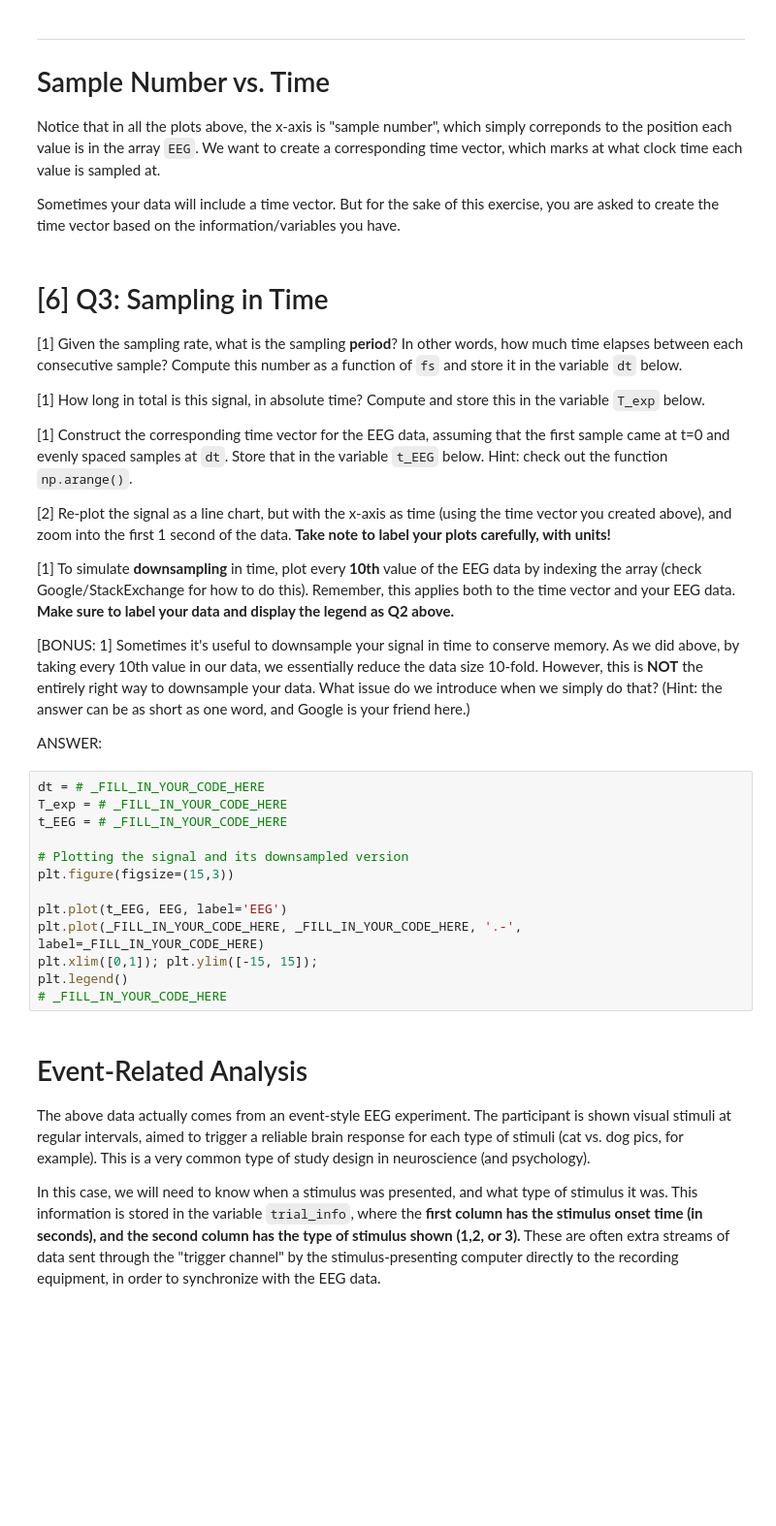
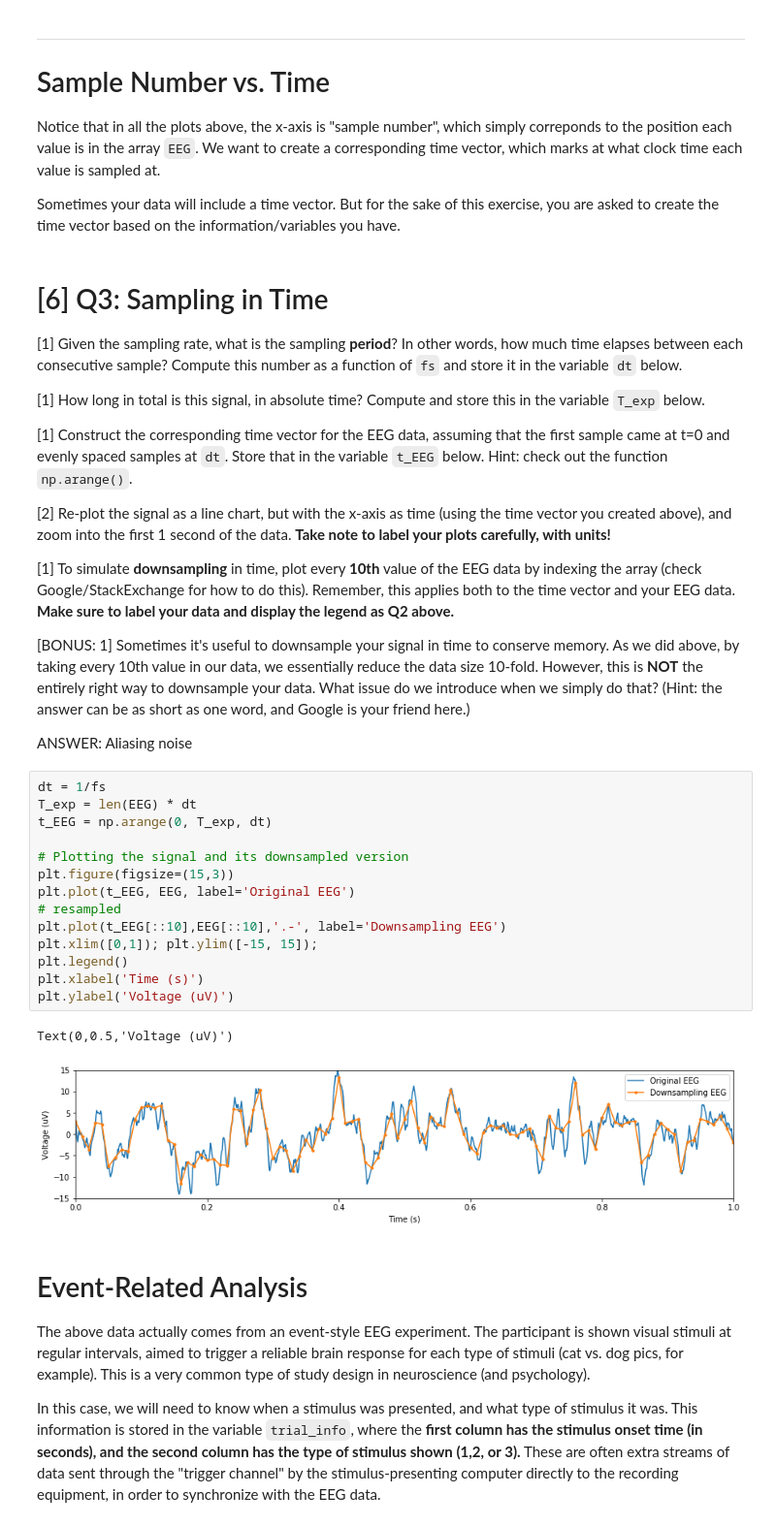
Before and after one commit to ajkeamy/COGS118C, a Jupyter notebook: Assignments/A1-SamplingTimeSeries.ipynb, the cells around one changed output. Shown at 97% size. Drawn from its saved outputs; the diff is of its cells as text; blank space fills up the shorter version.

```diff
--- a/Assignments/A1-SamplingTimeSeries.ipynb
+++ b/Assignments/A1-SamplingTimeSeries.ipynb
@@ -135,20 +138,24 @@ Sometimes your data will include a time vector. But for the sake of this exercis
 
 [BONUS: 1] Sometimes it's useful to downsample your signal in time to conserve memory. As we did above, by taking every 10th value in our data, we essentially reduce the data size 10-fold. However, this is **NOT** the entirely right way to downsample your data. What issue do we introduce when we simply do that? (Hint: the answer can be as short as one word, and Google is your friend here.)
 
-ANSWER:
+ANSWER: Aliasing noise
 # %%
-dt = # _FILL_IN_YOUR_CODE_HERE
-T_exp = # _FILL_IN_YOUR_CODE_HERE
-t_EEG = # _FILL_IN_YOUR_CODE_HERE
+dt = 1/fs
+T_exp = len(EEG) * dt
+t_EEG = np.arange(0, T_exp, dt)
 
 # Plotting the signal and its downsampled version
 plt.figure(figsize=(15,3))
-
-plt.plot(t_EEG, EEG, label='EEG')
-plt.plot(_FILL_IN_YOUR_CODE_HERE, _FILL_IN_YOUR_CODE_HERE, '.-', label=_FILL_IN_YOUR_CODE_HERE)
+plt.plot(t_EEG, EEG, label='Original EEG')
+# resampled
+plt.plot(t_EEG[::10],EEG[::10],'.-', label='Downsampling EEG')
 plt.xlim([0,1]); plt.ylim([-15, 15]);
 plt.legend()
-# _FILL_IN_YOUR_CODE_HERE
+plt.xlabel('Time (s)')
+plt.ylabel('Voltage (uV)')
+# %% [output]
+Text(0,0.5,'Voltage (uV)')
+[figure, added]
 # %% [markdown]
 # Event-Related Analysis
 The above data actually comes from an event-style EEG experiment. The participant is shown visual stimuli at regular intervals, aimed to trigger a reliable brain response for each type of stimuli (cat vs. dog pics, for example). This is a very common type of study design in neuroscience (and psychology).
```
Also changed, not shown: parts of 16 cells of this notebook.
